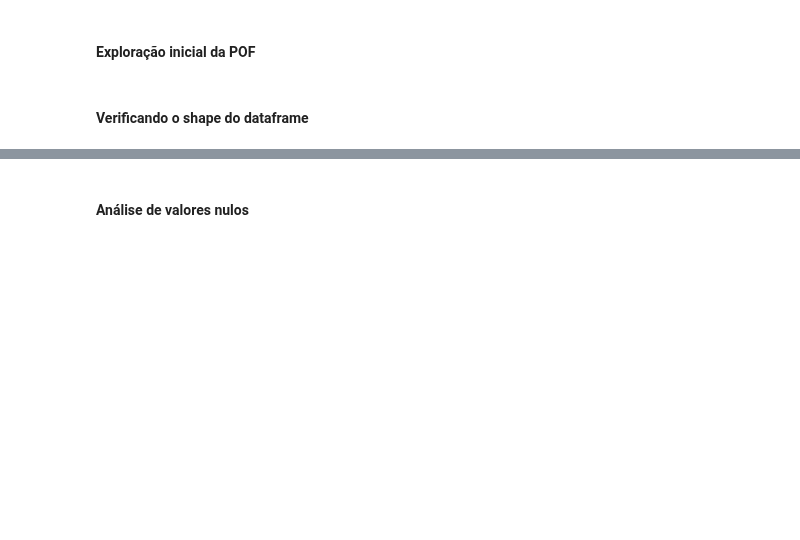
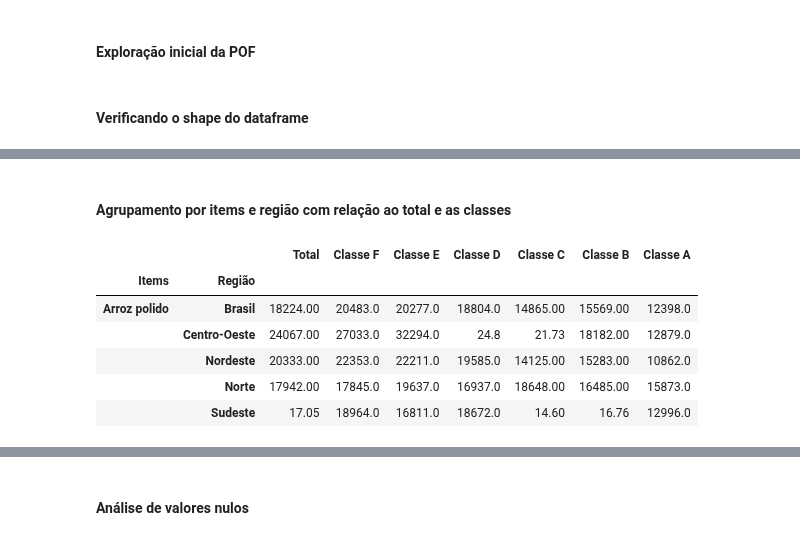
Before and after one commit to O-PY-THA-ON/dcc---fellowship-ci-ncia-de-dados, a Jupyter notebook: eda_dcc.ipynb, the cells around one changed output, grey strips where cells are left out. Saved outputs shown, nothing was run; the diff lists cells and outputs as text; code cells hidden in the pictures; blank space fills up the shorter version.

```diff
--- a/eda_dcc.ipynb
+++ b/eda_dcc.ipynb
@@ -110,0 +138,14 @@ consumo.head(10)
+# %% [markdown]
+#### Agrupamento por items e região com relação ao total e as classes
+# %%
+consumo_agrupado = consumo.groupby(['Items', 'Região']).mean()
+# %%
+consumo_agrupado.head()
+# %% [output]
+|  |  | Total | Classe F | Classe E | Classe D | Classe C | Classe B | Classe A |
+| Items | Região |  |  |  |  |  |  |  |
+| Arroz polido | Brasil | 18224.00 | 20483.0 | 20277.0 | 18804.0 | 14865.00 | 15569.00 | 12398.0 |
+|  | Centro-Oeste | 24067.00 | 27033.0 | 32294.0 | 24.8 | 21.73 | 18182.00 | 12879.0 |
+|  | Nordeste | 20333.00 | 22353.0 | 22211.0 | 19585.0 | 14125.00 | 15283.00 | 10862.0 |
+|  | Norte | 17942.00 | 17845.0 | 19637.0 | 16937.0 | 18648.00 | 16485.00 | 15873.0 |
+|  | Sudeste | 17.05 | 18964.0 | 16811.0 | 18672.0 | 14.60 | 16.76 | 12996.0 |
```
Also changed, not shown: parts of 11 cells of this notebook, 1 other file.
